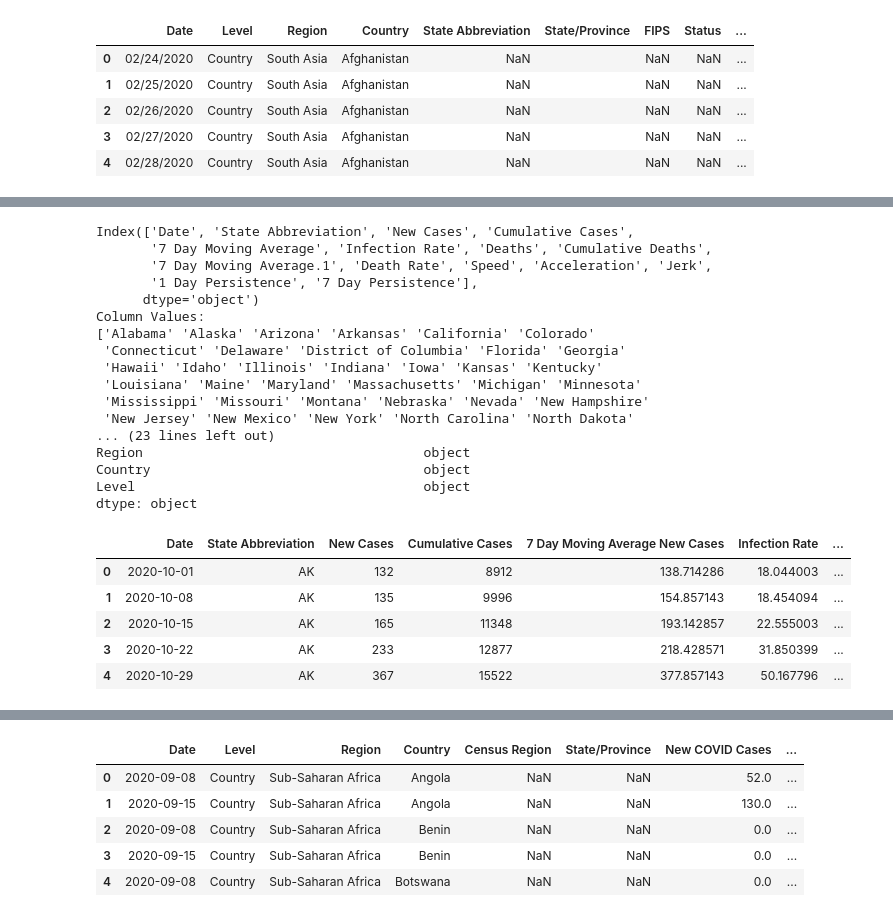
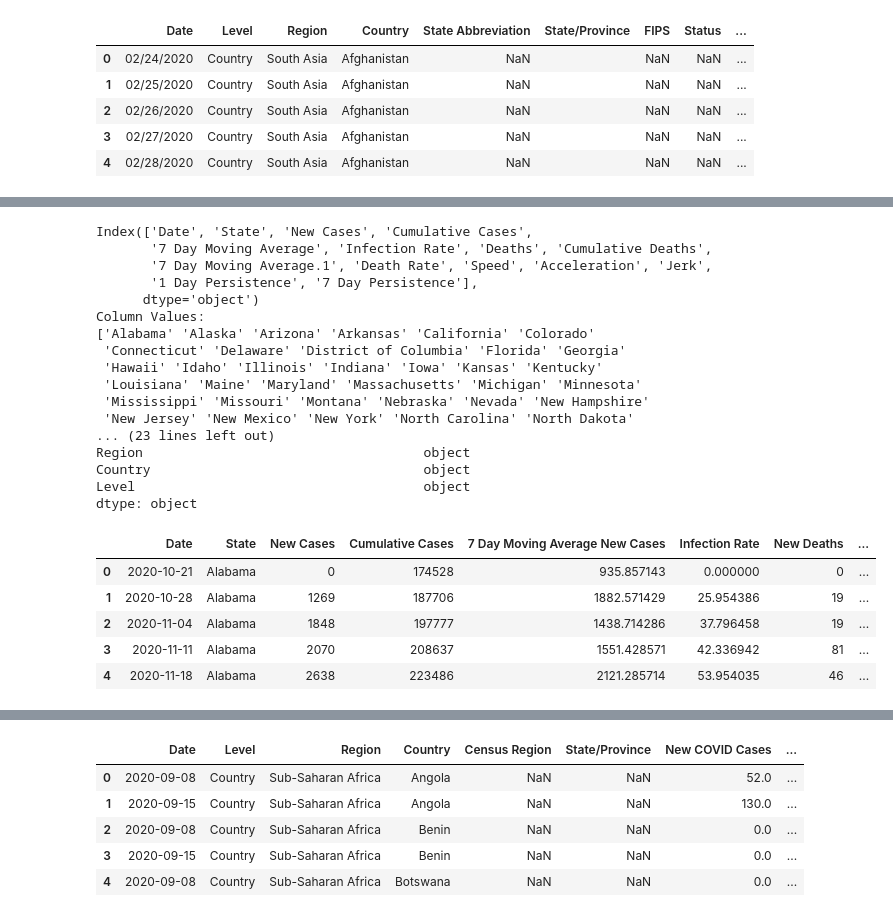
Before and after one commit to janinewhite/Global-COVID-Surveillance, a Jupyter notebook: COVID Surveillance.ipynb, the cells around one changed output, grey strips where cells are left out. Drawn from its saved outputs; the diff is of its cells as text; code cells hidden in the pictures.

```diff
--- a/COVID Surveillance.ipynb
+++ b/COVID Surveillance.ipynb
@@ -1482,3 +1466,7 @@ Index(['Date', 'Level', 'Region', 'Country', 'State Abbreviation',
 | 2 | 02/26/2020 | Country | South Asia | Afghanistan | NaN |  | NaN | NaN | ... |
 | 3 | 02/27/2020 | Country | South Asia | Afghanistan | NaN |  | NaN | NaN | ... |
 | 4 | 02/28/2020 | Country | South Asia | Afghanistan | NaN |  | NaN | NaN | ... |
+# %%
+state_codes = us_state_codes.copy()
+state_codes.rename(columns = {"State/Province":"State"}, inplace=True)
+state_codes.head()
@@ -1485,47 +1480,48 @@ Index(['Date', 'Level', 'Region', 'Country', 'State Abbreviation',
 # %%
-pgmm_us = pd.read_excel(r'C:\Users\janin\Downloads\United States - 11-16-20.xlsx')
+pgmm_us = pd.read_excel(r'C:\Users\janin\Downloads\United States - 12-02-20.xlsx')
+pgmm_us.rename(columns = {"Country":"State"}, inplace = True)
 print(pgmm_us.columns)
-pgmm_us
-pgmm_us = pd.merge(pgmm_us,us_state_codes,on='State Abbreviation')
+pgmm_us = pd.merge(pgmm_us,state_codes,how='left',on='State')
 pgmm_us["Week"] = pgmm_us["Date"].apply(lambda x: str(x.isocalendar()[0]) + " W" + str(x.isocalendar()[1]))
 pgmm_us["Region"] = "North America"
 pgmm_us["Region"] = pgmm_us["Region"].astype(str)
 pgmm_us["Country"] = "United States"
 pgmm_us["Country"] = pgmm_us["Country"].astype(str)
 pgmm_us.rename(columns = {'7 Day Moving Average': '7 Day Moving Average New Cases',
                           '7 Day Moving Average.1': '7 Day Moving Average Deaths',
-                          'Deaths': 'New Deaths',
-                          'State/Province': 'State',
+                          'Deaths': 'New Deaths'
                          }, inplace = True)
 print_column_unique(pgmm_us["State"])
-pgmm_us["Level"] = pgmm_us["State"].apply(lambda x: "Country" if x == "United States" else "State/Province")
+pgmm_us["Level"] = pgmm_us["State"].apply(lambda x: "Country" if x == "Region" else "State/Province")
+pgmm_us["State"] = pgmm_us["State"].apply(lambda x: "" if x == "Region" else x)
+
 print(pgmm_us.dtypes)
 pgmm_us.to_excel(cleanedFolder + "US_cleaned.xlsx", index = False)
 pgmm_us.head()
 # %% [output]
-Index(['Date', 'State Abbreviation', 'New Cases', 'Cumulative Cases',
+Index(['Date', 'State', 'New Cases', 'Cumulative Cases',
        '7 Day Moving Average', 'Infection Rate', 'Deaths', 'Cumulative Deaths',
        '7 Day Moving Average.1', 'Death Rate', 'Speed', 'Acceleration', 'Jerk',
        '1 Day Persistence', '7 Day Persistence'],
       dtype='object')
 Column Values:
 ['Alabama' 'Alaska' 'Arizona' 'Arkansas' 'California' 'Colorado'
  'Connecticut' 'Delaware' 'District of Columbia' 'Florida' 'Georgia'
  'Hawaii' 'Idaho' 'Illinois' 'Indiana' 'Iowa' 'Kansas' 'Kentucky'
  'Louisiana' 'Maine' 'Maryland' 'Massachusetts' 'Michigan' 'Minnesota'
  'Mississippi' 'Missouri' 'Montana' 'Nebraska' 'Nevada' 'New Hampshire'
  'New Jersey' 'New Mexico' 'New York' 'North Carolina' 'North Dakota'
 ... (23 lines left out)
 Region                                    object
 Country                                   object
 Level                                     object
 dtype: object
-|  | Date | State Abbreviation | New Cases | Cumulative Cases | 7 Day Moving Average New Cases | Infection Rate | ... |
-| 0 | 2020-10-01 | AK | 132 | 8912 | 138.714286 | 18.044003 | ... |
-| 1 | 2020-10-08 | AK | 135 | 9996 | 154.857143 | 18.454094 | ... |
-| 2 | 2020-10-15 | AK | 165 | 11348 | 193.142857 | 22.555003 | ... |
-| 3 | 2020-10-22 | AK | 233 | 12877 | 218.428571 | 31.850399 | ... |
-| 4 | 2020-10-29 | AK | 367 | 15522 | 377.857143 | 50.167796 | ... |
+|  | Date | State | New Cases | Cumulative Cases | 7 Day Moving Average New Cases | Infection Rate | New Deaths | ... |
+| 0 | 2020-10-21 | Alabama | 0 | 174528 | 935.857143 | 0.000000 | 0 | ... |
+| 1 | 2020-10-28 | Alabama | 1269 | 187706 | 1882.571429 | 25.954386 | 19 | ... |
+| 2 | 2020-11-04 | Alabama | 1848 | 197777 | 1438.714286 | 37.796458 | 19 | ... |
+| 3 | 2020-11-11 | Alabama | 2070 | 208637 | 1551.428571 | 42.336942 | 81 | ... |
+| 4 | 2020-11-18 | Alabama | 2638 | 223486 | 2121.285714 | 53.954035 | 46 | ... |
 # %%
 all_configured = pd.concat([pgmm_ssa, pgmm_sa], sort=False)
 all_configured = pd.concat([all_configured, pgmm_la], sort=False)
```
Also changed, not shown: parts of 4 cells of this notebook, 15 other files.
